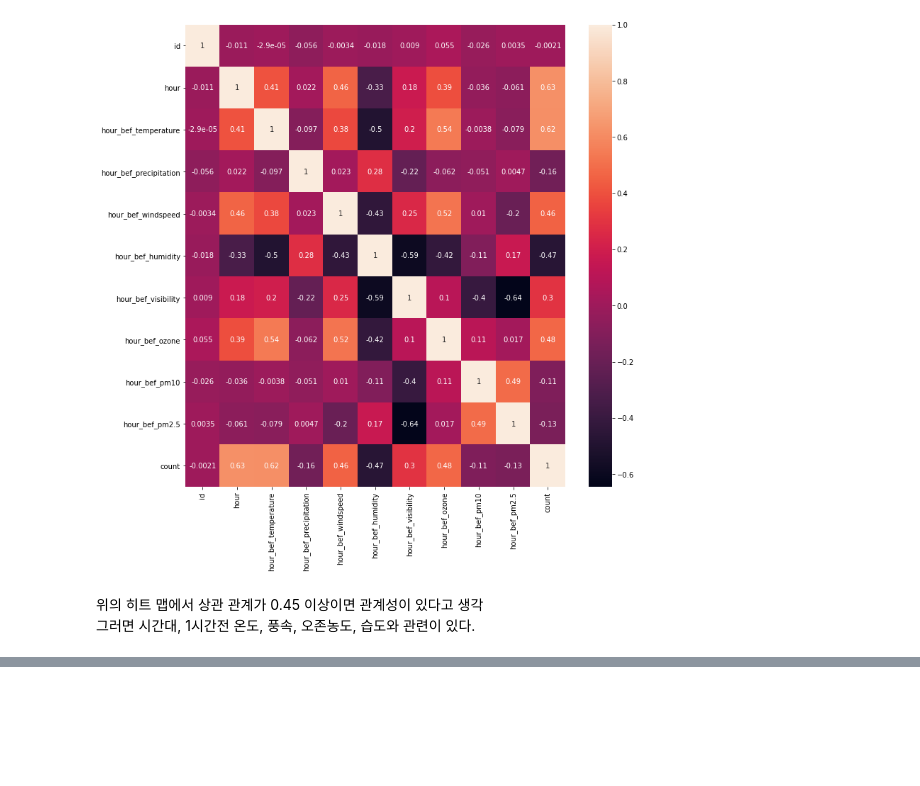
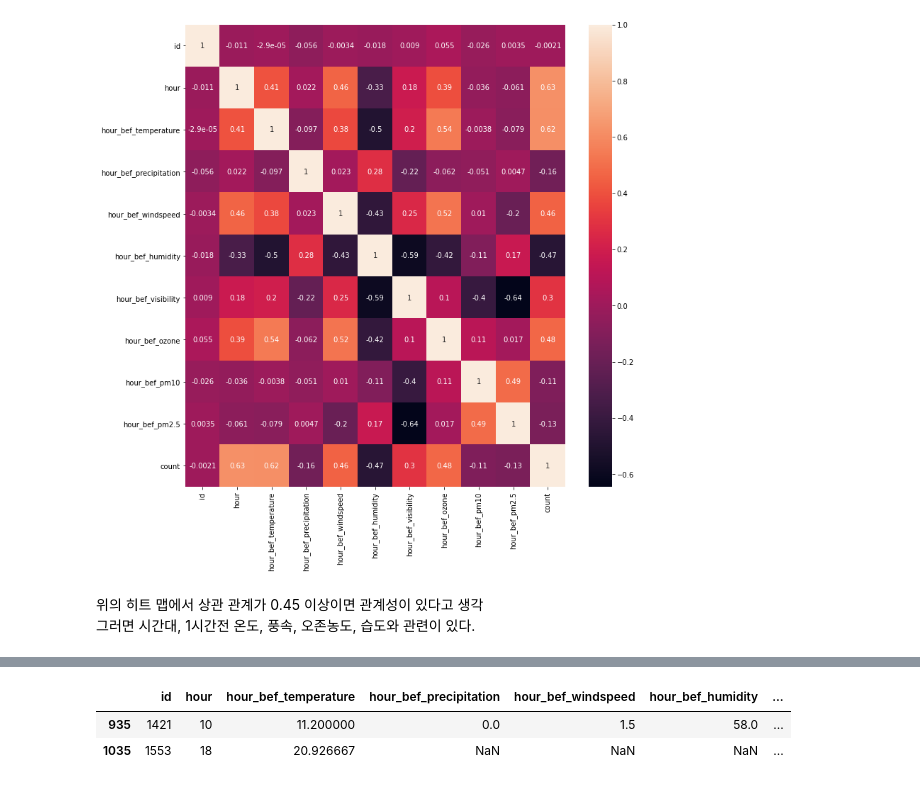
Before and after one commit to doublejone831/COLAB, a Jupyter notebook: seoul_bike.ipynb, the cells around one changed output, grey strips where cells are left out. Saved outputs shown, nothing was run; the diff lists cells and outputs as text; code cells hidden in the pictures; blank space fills up the shorter version.

```diff
--- a/seoul_bike.ipynb
+++ b/seoul_bike.ipynb
@@ -138,0 +191,7 @@ sb.heatmap(train.corr(), annot = True)
+# %%
+train['hour_bef_temperature'].fillna({934:14.788136, 1035:20.926667}, inplace = True)
+train.loc[[935,1035],:]
+# %% [output]
+|  | id | hour | hour_bef_temperature | hour_bef_precipitation | hour_bef_windspeed | hour_bef_humidity | ... |
+| 935 | 1421 | 10 | 11.200000 | 0.0 | 1.5 | 58.0 | ... |
+| 1035 | 1553 | 18 | 20.926667 | NaN | NaN | NaN | ... |
```
Also changed, not shown: parts of 8 cells of this notebook.
